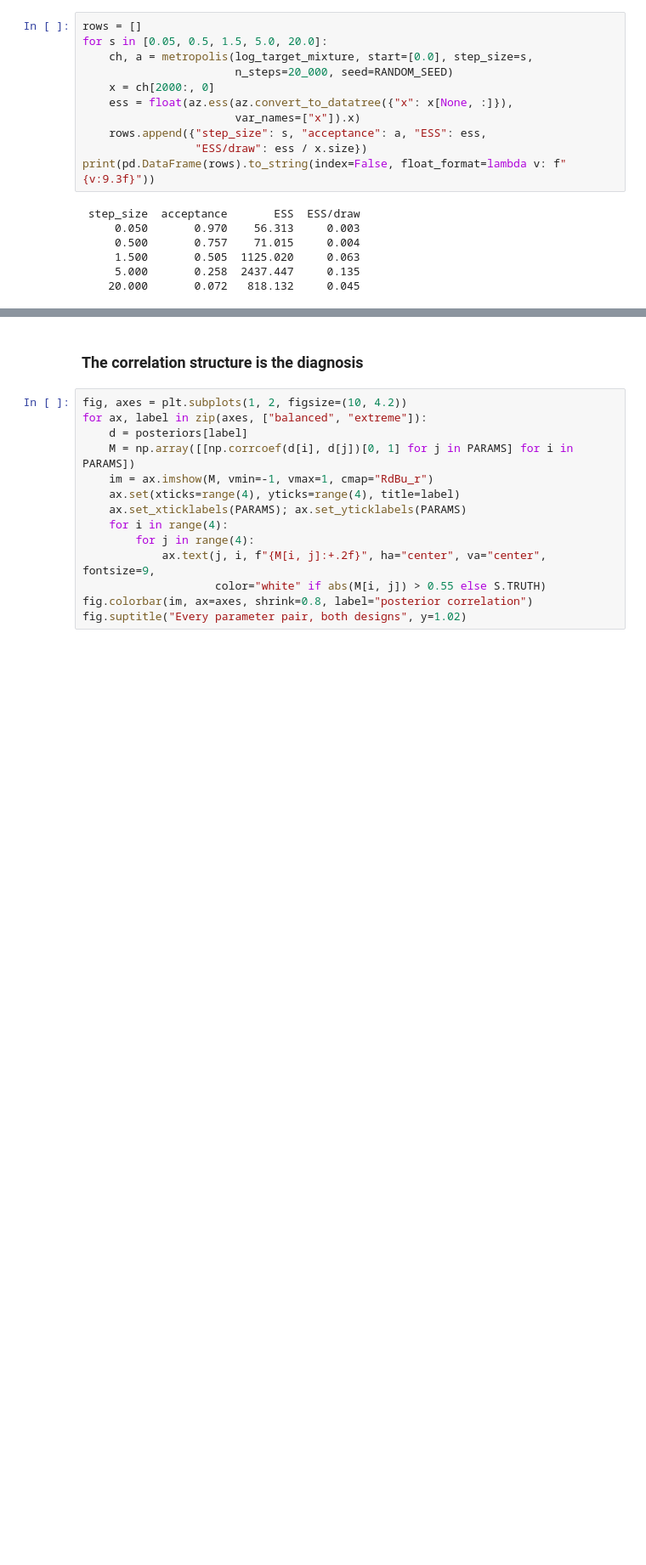
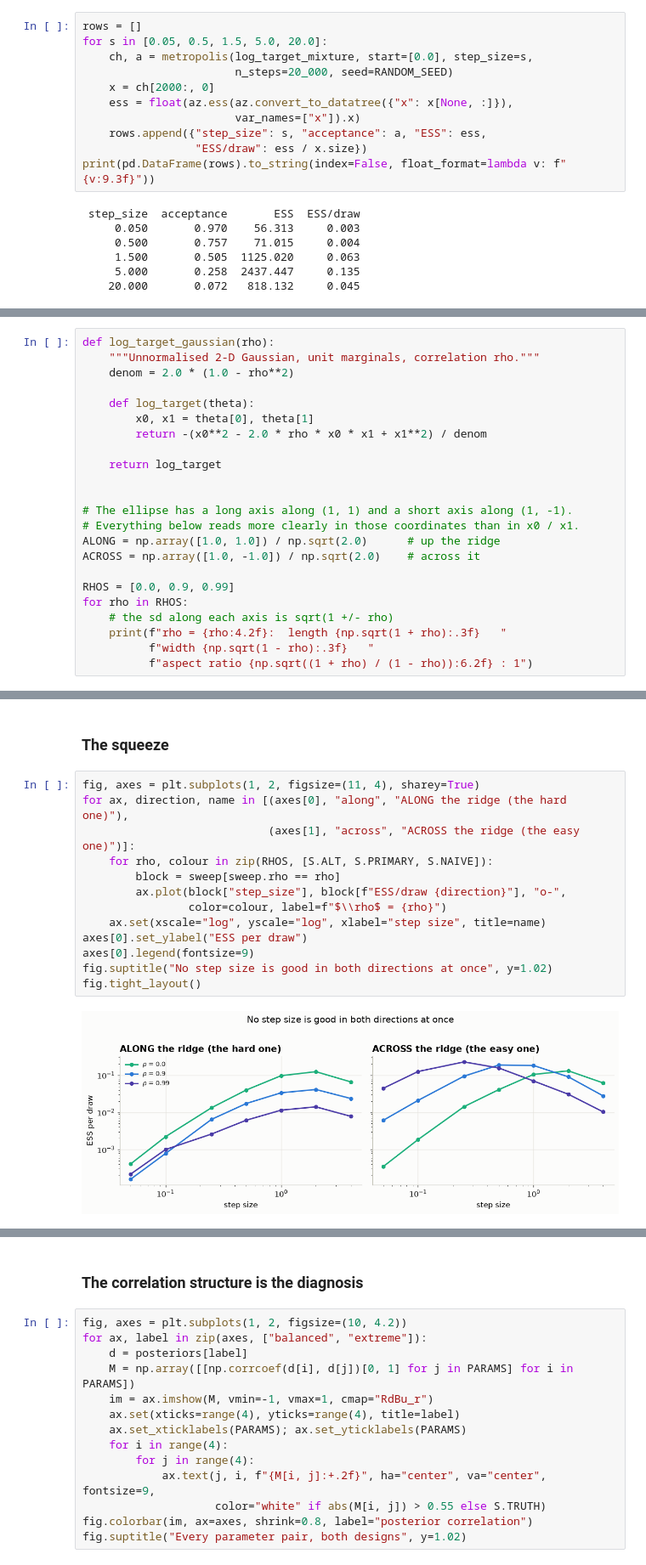
Before and after one commit to VeronikaWendler/sbi4cogsci, a Jupyter notebook: tutorials/day2_bayes_toolkit/mcmc-and-identifiability.ipynb, the cells around one changed output, grey strips where cells are left out. Shown at 85% size. Saved outputs shown, nothing was run; the diff lists cells and outputs as text; blank space fills up the shorter version.

```diff
--- a/tutorials/day2_bayes_toolkit/mcmc-and-identifiability.ipynb
+++ b/tutorials/day2_bayes_toolkit/mcmc-and-identifiability.ipynb
@@ -223,0 +242,23 @@ is replacing.
+# %%
+def log_target_gaussian(rho):
+    """Unnormalised 2-D Gaussian, unit marginals, correlation rho."""
+    denom = 2.0 * (1.0 - rho**2)
+
+    def log_target(theta):
+        x0, x1 = theta[0], theta[1]
+        return -(x0**2 - 2.0 * rho * x0 * x1 + x1**2) / denom
+
+    return log_target
+
+
+# The ellipse has a long axis along (1, 1) and a short axis along (1, -1).
+# Everything below reads more clearly in those coordinates than in x0 / x1.
+ALONG = np.array([1.0, 1.0]) / np.sqrt(2.0)      # up the ridge
+ACROSS = np.array([1.0, -1.0]) / np.sqrt(2.0)    # across it
+
+RHOS = [0.0, 0.9, 0.99]
+for rho in RHOS:
+    # the sd along each axis is sqrt(1 +/- rho)
+    print(f"rho = {rho:4.2f}:  length {np.sqrt(1 + rho):.3f}   "
+          f"width {np.sqrt(1 - rho):.3f}   "
+          f"aspect ratio {np.sqrt((1 + rho) / (1 - rho)):6.2f} : 1")
@@ -223,0 +325,17 @@ is replacing.
+# %% [markdown]
+### The squeeze
+# %%
+fig, axes = plt.subplots(1, 2, figsize=(11, 4), sharey=True)
+for ax, direction, name in [(axes[0], "along", "ALONG the ridge (the hard one)"),
+                            (axes[1], "across", "ACROSS the ridge (the easy one)")]:
+    for rho, colour in zip(RHOS, [S.ALT, S.PRIMARY, S.NAIVE]):
+        block = sweep[sweep.rho == rho]
+        ax.plot(block["step_size"], block[f"ESS/draw {direction}"], "o-",
+                color=colour, label=f"$\\rho$ = {rho}")
+    ax.set(xscale="log", yscale="log", xlabel="step size", title=name)
+axes[0].set_ylabel("ESS per draw")
+axes[0].legend(fontsize=9)
+fig.suptitle("No step size is good in both directions at once", y=1.02)
+fig.tight_layout()
+# %% [output]
+[figure, added]
```
Also changed, not shown: parts of 44 cells of this notebook, 1 other file.
